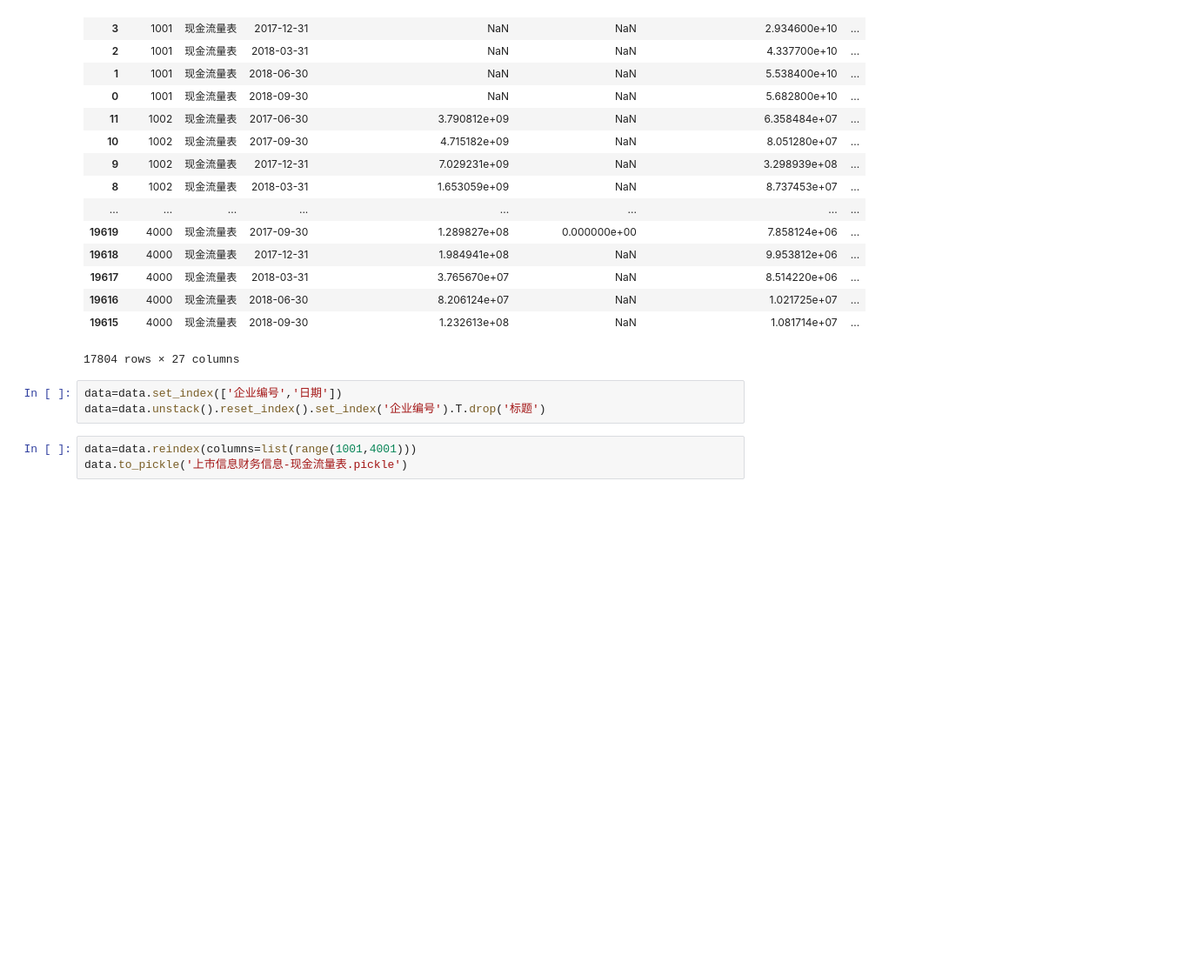
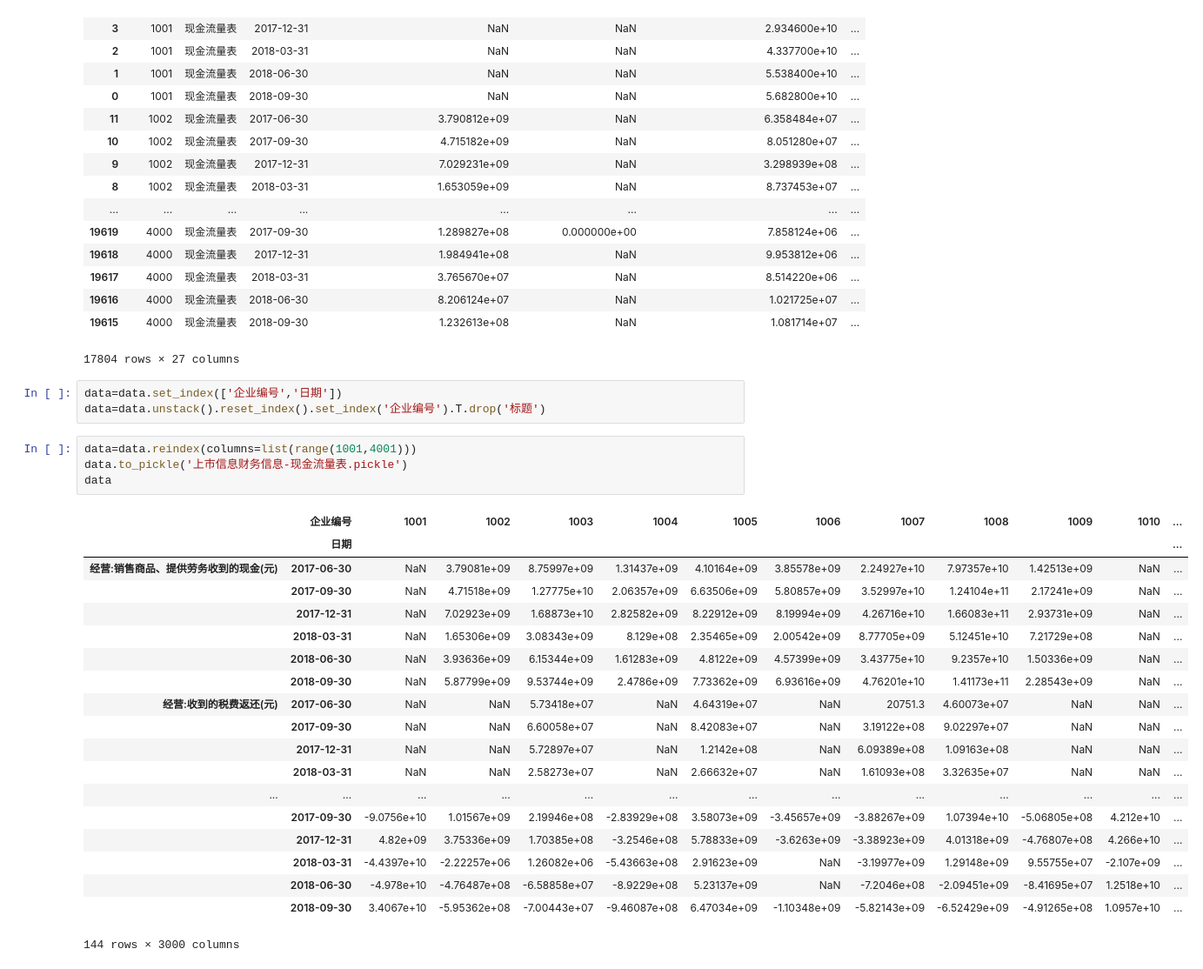
Before and after one commit to CourierKyn/isi-world-cup, a Jupyter notebook: 上市信息财务信息-现金流量表.ipynb, the cells around one changed output. Shown at 87% size. Cells and saved outputs as stored; diff of their text form; blank space fills up the shorter version.

```diff
--- a/上市信息财务信息-现金流量表.ipynb
+++ b/上市信息财务信息-现金流量表.ipynb
@@ -197,3 +197,24 @@ data=data.unstack().reset_index().set_index('企业编号').T.drop('标题')
 # %%
 data=data.reindex(columns=list(range(1001,4001)))
 data.to_pickle('上市信息财务信息-现金流量表.pickle')
+data
+# %% [output]
+|  | 企业编号 | 1001 | 1002 | 1003 | 1004 | 1005 | 1006 | 1007 | 1008 | 1009 | 1010 | ... |
+|  | 日期 |  |  |  |  |  |  |  |  |  |  | ... |
+| 经营:销售商品、提供劳务收到的现金(元) | 2017-06-30 | NaN | 3.79081e+09 | 8.75997e+09 | 1.31437e+09 | 4.10164e+09 | 3.85578e+09 | 2.24927e+10 | 7.97357e+10 | 1.42513e+09 | NaN | ... |
+|  | 2017-09-30 | NaN | 4.71518e+09 | 1.27775e+10 | 2.06357e+09 | 6.63506e+09 | 5.80857e+09 | 3.52997e+10 | 1.24104e+11 | 2.17241e+09 | NaN | ... |
+|  | 2017-12-31 | NaN | 7.02923e+09 | 1.68873e+10 | 2.82582e+09 | 8.22912e+09 | 8.19994e+09 | 4.26716e+10 | 1.66083e+11 | 2.93731e+09 | NaN | ... |
+|  | 2018-03-31 | NaN | 1.65306e+09 | 3.08343e+09 | 8.129e+08 | 2.35465e+09 | 2.00542e+09 | 8.77705e+09 | 5.12451e+10 | 7.21729e+08 | NaN | ... |
+|  | 2018-06-30 | NaN | 3.93636e+09 | 6.15344e+09 | 1.61283e+09 | 4.8122e+09 | 4.57399e+09 | 3.43775e+10 | 9.2357e+10 | 1.50336e+09 | NaN | ... |
+|  | 2018-09-30 | NaN | 5.87799e+09 | 9.53744e+09 | 2.4786e+09 | 7.73362e+09 | 6.93616e+09 | 4.76201e+10 | 1.41173e+11 | 2.28543e+09 | NaN | ... |
+| 经营:收到的税费返还(元) | 2017-06-30 | NaN | NaN | 5.73418e+07 | NaN | 4.64319e+07 | NaN | 20751.3 | 4.60073e+07 | NaN | NaN | ... |
+|  | 2017-09-30 | NaN | NaN | 6.60058e+07 | NaN | 8.42083e+07 | NaN | 3.19122e+08 | 9.02297e+07 | NaN | NaN | ... |
+|  | 2017-12-31 | NaN | NaN | 5.72897e+07 | NaN | 1.2142e+08 | NaN | 6.09389e+08 | 1.09163e+08 | NaN | NaN | ... |
+|  | 2018-03-31 | NaN | NaN | 2.58273e+07 | NaN | 2.66632e+07 | NaN | 1.61093e+08 | 3.32635e+07 | NaN | NaN | ... |
+| ... | ... | ... | ... | ... | ... | ... | ... | ... | ... | ... | ... | ... |
+|  | 2017-09-30 | -9.0756e+10 | 1.01567e+09 | 2.19946e+08 | -2.83929e+08 | 3.58073e+09 | -3.45657e+09 | -3.88267e+09 | 1.07394e+10 | -5.06805e+08 | 4.212e+10 | ... |
+|  | 2017-12-31 | 4.82e+09 | 3.75336e+09 | 1.70385e+08 | -3.2546e+08 | 5.78833e+09 | -3.6263e+09 | -3.38923e+09 | 4.01318e+09 | -4.76807e+08 | 4.266e+10 | ... |
+|  | 2018-03-31 | -4.4397e+10 | -2.22257e+06 | 1.26082e+06 | -5.43663e+08 | 2.91623e+09 | NaN | -3.19977e+09 | 1.29148e+09 | 9.55755e+07 | -2.107e+09 | ... |
+|  | 2018-06-30 | -4.978e+10 | -4.76487e+08 | -6.58858e+07 | -8.9229e+08 | 5.23137e+09 | NaN | -7.2046e+08 | -2.09451e+09 | -8.41695e+07 | 1.2518e+10 | ... |
+|  | 2018-09-30 | 3.4067e+10 | -5.95362e+08 | -7.00443e+07 | -9.46087e+08 | 6.47034e+09 | -1.10348e+09 | -5.82143e+09 | -6.52429e+09 | -4.91265e+08 | 1.0957e+10 | ... |
+144 rows × 3000 columns
```
Also changed, not shown: parts of 2 cells of this notebook, 38 other files.
